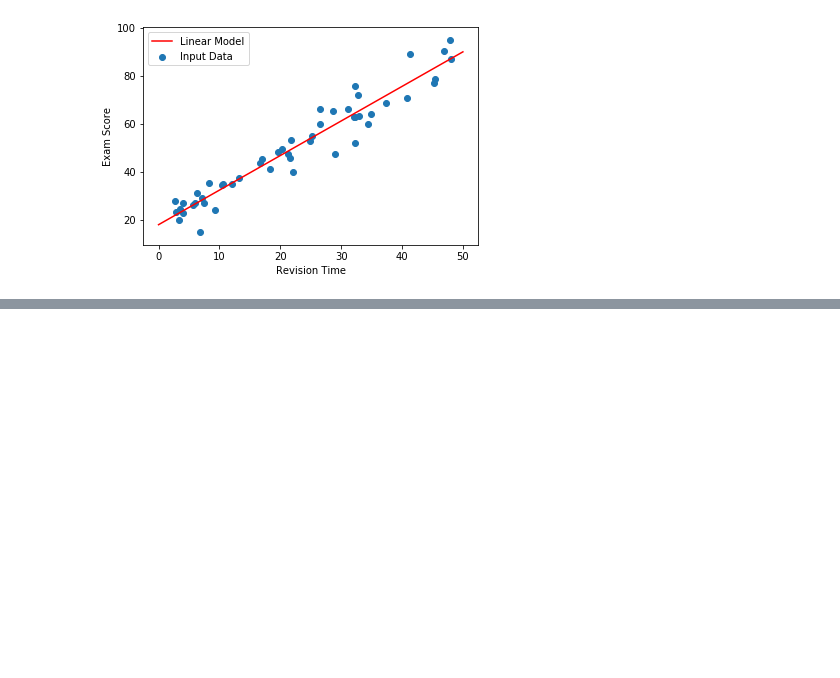
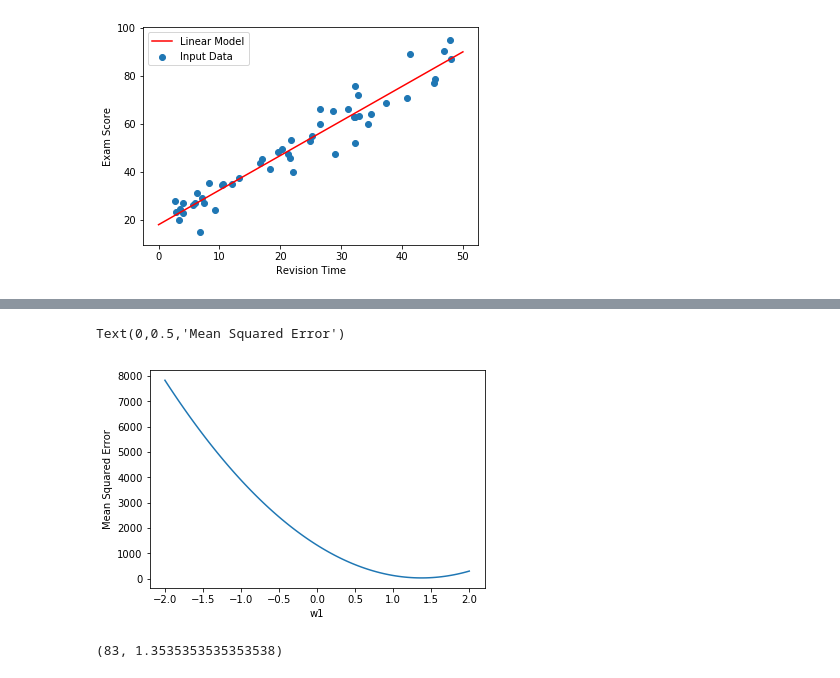
Before and after one commit to TheStek/IAML-CW1, a Jupyter notebook: Question 1.ipynb, the cells around one changed output, grey strips where cells are left out. Drawn from its saved outputs; the diff is of its cells as text; code cells hidden in the pictures; blank space fills up the shorter version.

```diff
--- a/Question 1.ipynb
+++ b/Question 1.ipynb
@@ -60,0 +84,19 @@ plt.legend()
+# %%
+w1s = np.linspace(-2, 2, 100)
+
+x_pred = []
+for w1 in w1s:
+    x_pred.append(X @ np.array([20, w1]))
+
+mse_plot = list(map(lambda x: mean_squared_error(y, x), x_pred))
+# %%
+plt.plot(w1s, mse_plot)
+plt.xlabel("w1")
+plt.ylabel("Mean Squared Error")
+# %% [output]
+Text(0,0.5,'Mean Squared Error')
+[figure, added]
+# %%
+np.argmin(mse_plot), w1s[np.argmin(mse_plot)]
+# %% [output]
+(83, 1.3535353535353538)
```
Also changed, not shown: parts of 4 cells of this notebook, 4 other files.
